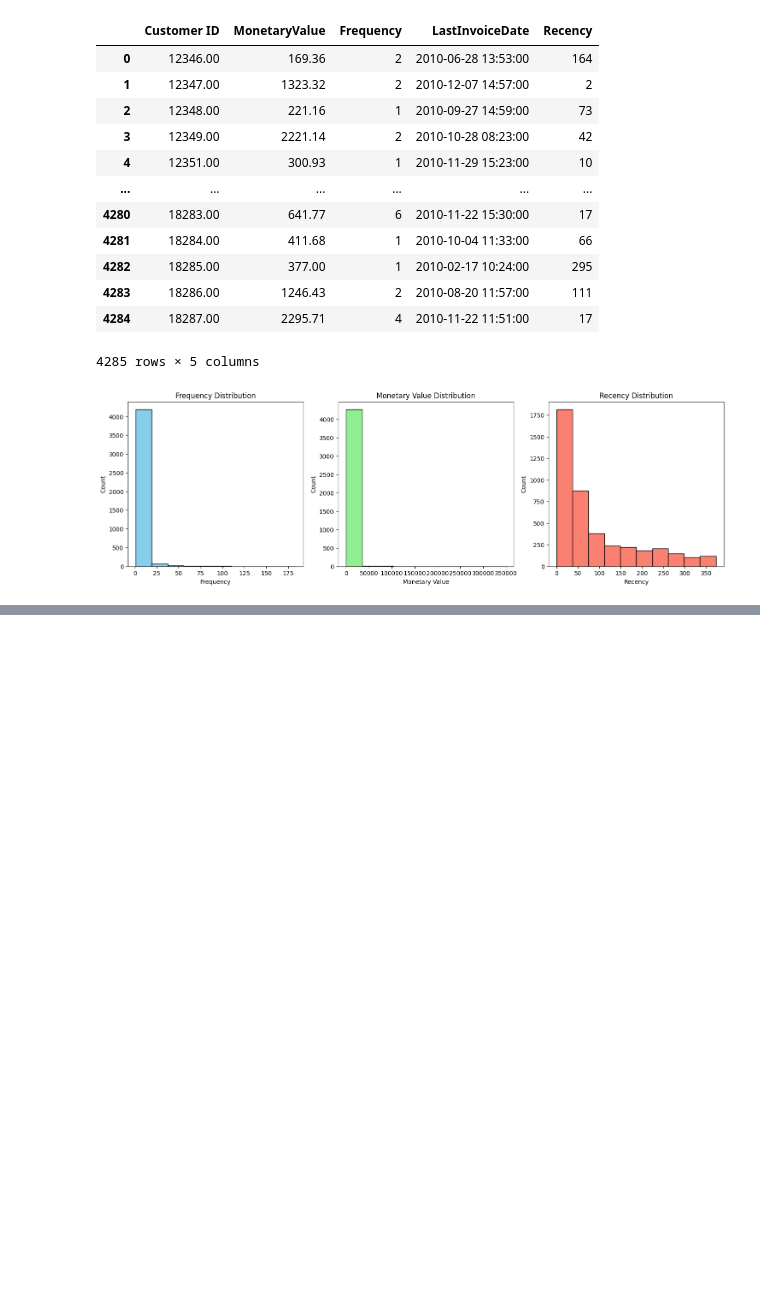
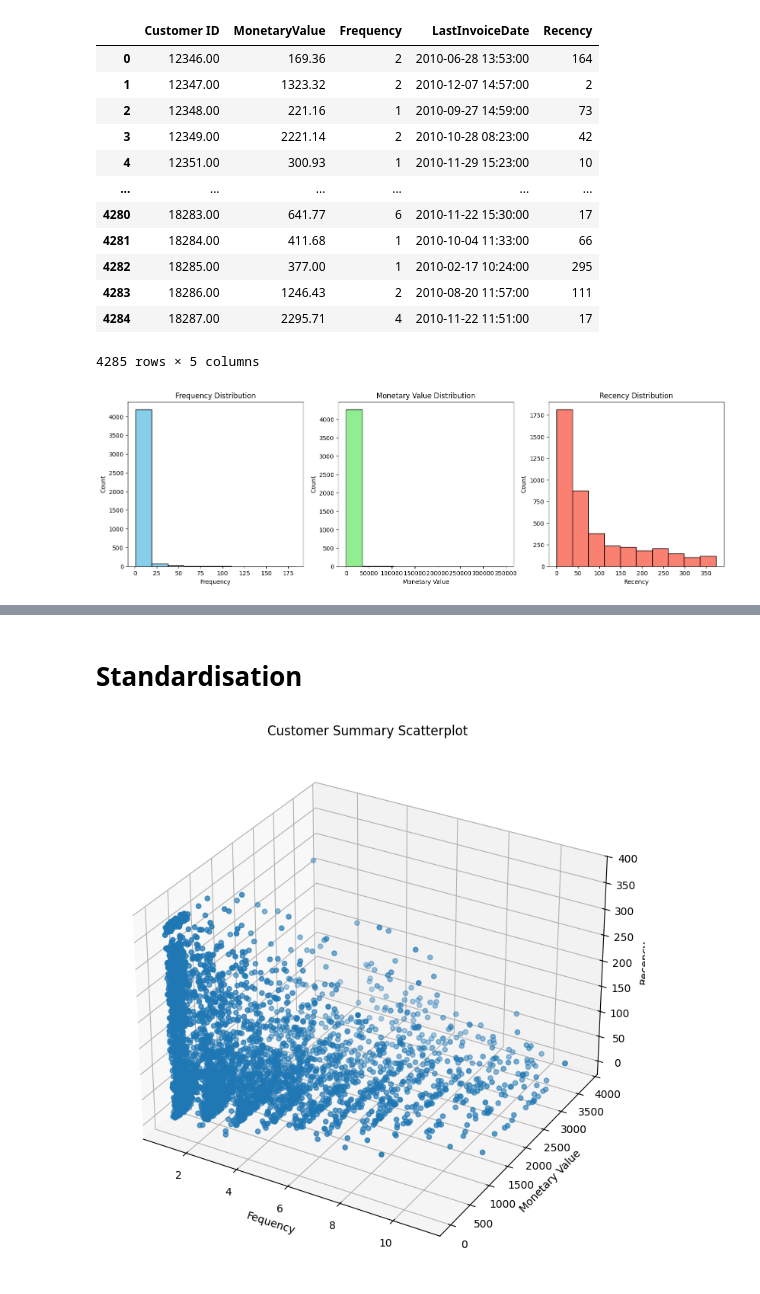
Before and after one commit to tristandabsonu/Retail-Customer-Clustering, a Jupyter notebook: retail-analysis.ipynb, the cells around one changed output, grey strips where cells are left out. Cells and saved outputs as stored; diff of their text form; code cells hidden in the pictures; blank space fills up the shorter version.

```diff
--- a/retail-analysis.ipynb
+++ b/retail-analysis.ipynb
@@ -397,0 +494,17 @@ plt.show()
+# %% [markdown]
+# Standardisation
+# %%
+fig = plt.figure(figsize=(9,9))
+
+ax  = fig.add_subplot(projection='3d')
+
+ax.scatter(customer['Frequency'], customer['MonetaryValue'], customer['Recency'])
+
+ax.set_title('Customer Summary Scatterplot')
+ax.set_xlabel('Fequency')
+ax.set_ylabel('Monetary Value')
+ax.set_zlabel('Recency')
+
+plt.show()
+# %% [output]
+[figure, added]
```
Also changed, not shown: parts of 27 cells of this notebook.
